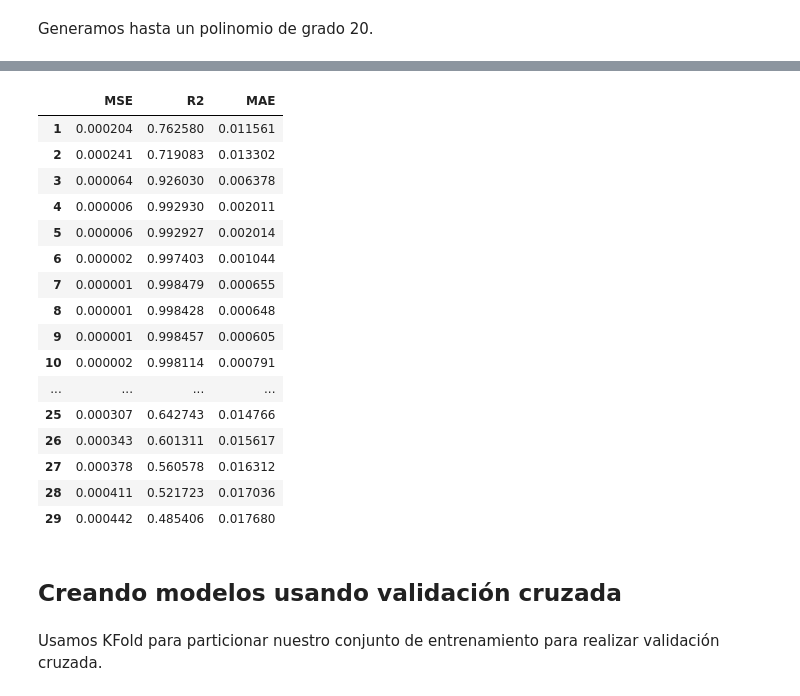
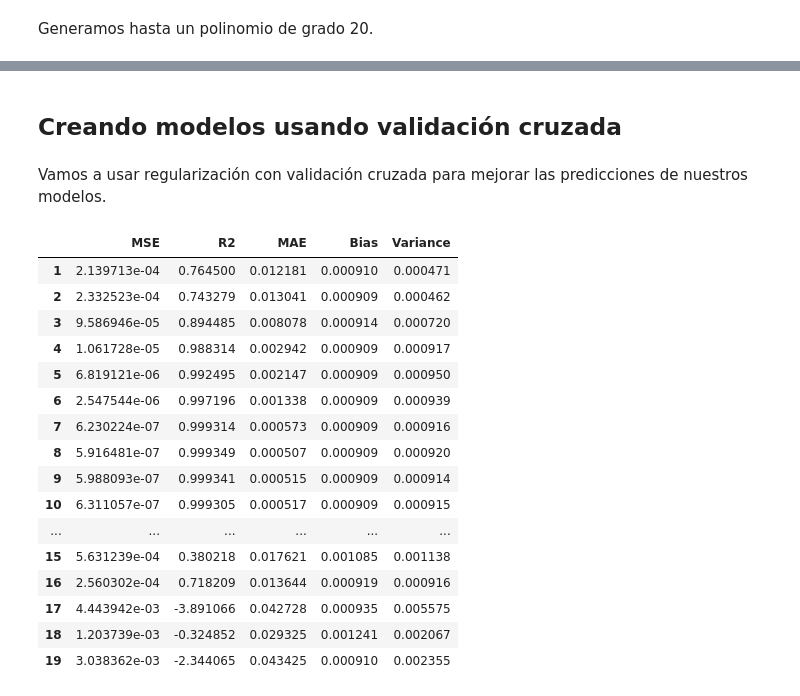
Before and after one commit to lonofre/machine-learning, a Jupyter notebook: practica5/practica5.ipynb, the cells around one changed output, grey strips where cells are left out. Cells and saved outputs as stored; diff of their text form; code cells hidden in the pictures.

```diff
--- a/practica5/practica5.ipynb
+++ b/practica5/practica5.ipynb
@@ -87,25 +105,5 @@ Visualizamos las métricas de cada modelo de n-dimensiones:
-# %%
-metrics
-# %% [output]
-|  | MSE | R2 | MAE |
-| 1 | 0.000204 | 0.762580 | 0.011561 |
-| 2 | 0.000241 | 0.719083 | 0.013302 |
-| 3 | 0.000064 | 0.926030 | 0.006378 |
-| 4 | 0.000006 | 0.992930 | 0.002011 |
-| 5 | 0.000006 | 0.992927 | 0.002014 |
-| 6 | 0.000002 | 0.997403 | 0.001044 |
-| 7 | 0.000001 | 0.998479 | 0.000655 |
-| 8 | 0.000001 | 0.998428 | 0.000648 |
-| 9 | 0.000001 | 0.998457 | 0.000605 |
-| 10 | 0.000002 | 0.998114 | 0.000791 |
-| ... | ... | ... | ... |
-| 25 | 0.000307 | 0.642743 | 0.014766 |
-| 26 | 0.000343 | 0.601311 | 0.015617 |
-| 27 | 0.000378 | 0.560578 | 0.016312 |
-| 28 | 0.000411 | 0.521723 | 0.017036 |
-| 29 | 0.000442 | 0.485406 | 0.017680 |
 # %% [markdown]
 ## Creando modelos usando validación cruzada
-# %% [markdown]
-Usamos KFold para particionar nuestro conjunto de entrenamiento para realizar validación cruzada.
+# %% [markdown]
+Vamos a usar regularización con validación cruzada para mejorar las predicciones de nuestros modelos.
 # %%
@@ -136,6 +124,27 @@ def cv_polinomial_regression(X, y, degree):
     return model, df
 # %%
 cv_metrics = pd.DataFrame()
+parameters = {"alpha": [1e-8, 1e-6, 1e-5, 5e-5, 1e-4, 5e-4, 1e-3, 1e-2, 1e-1, 1.0]}
 for degree in range(1, 20):
-    _, model_metrics = cv_polinomial_regression(X, y, degree)
-    cv_metrics = pd.concat([metrics, model_metrics])
+    _, model_metrics = cv_polinomial_regression(X, y, degree=degree, model_parameters=parameters, k_folds=30)
+    cv_metrics = pd.concat([cv_metrics, model_metrics])
+
+cv_metrics
+# %% [output]
+|  | MSE | R2 | MAE | Bias | Variance |
+| 1 | 2.139713e-04 | 0.764500 | 0.012181 | 0.000910 | 0.000471 |
+| 2 | 2.332523e-04 | 0.743279 | 0.013041 | 0.000909 | 0.000462 |
+| 3 | 9.586946e-05 | 0.894485 | 0.008078 | 0.000914 | 0.000720 |
+| 4 | 1.061728e-05 | 0.988314 | 0.002942 | 0.000909 | 0.000917 |
+| 5 | 6.819121e-06 | 0.992495 | 0.002147 | 0.000909 | 0.000950 |
+| 6 | 2.547544e-06 | 0.997196 | 0.001338 | 0.000909 | 0.000939 |
+| 7 | 6.230224e-07 | 0.999314 | 0.000573 | 0.000909 | 0.000916 |
+| 8 | 5.916481e-07 | 0.999349 | 0.000507 | 0.000909 | 0.000920 |
+| 9 | 5.988093e-07 | 0.999341 | 0.000515 | 0.000909 | 0.000914 |
+| 10 | 6.311057e-07 | 0.999305 | 0.000517 | 0.000909 | 0.000915 |
+| ... | ... | ... | ... | ... | ... |
+| 15 | 5.631239e-04 | 0.380218 | 0.017621 | 0.001085 | 0.001138 |
+| 16 | 2.560302e-04 | 0.718209 | 0.013644 | 0.000919 | 0.000916 |
+| 17 | 4.443942e-03 | -3.891066 | 0.042728 | 0.000935 | 0.005575 |
+| 18 | 1.203739e-03 | -0.324852 | 0.029325 | 0.001241 | 0.002067 |
+| 19 | 3.038362e-03 | -2.344065 | 0.043425 | 0.000910 | 0.002355 |
```
Also changed, not shown: parts of 14 cells of this notebook.
